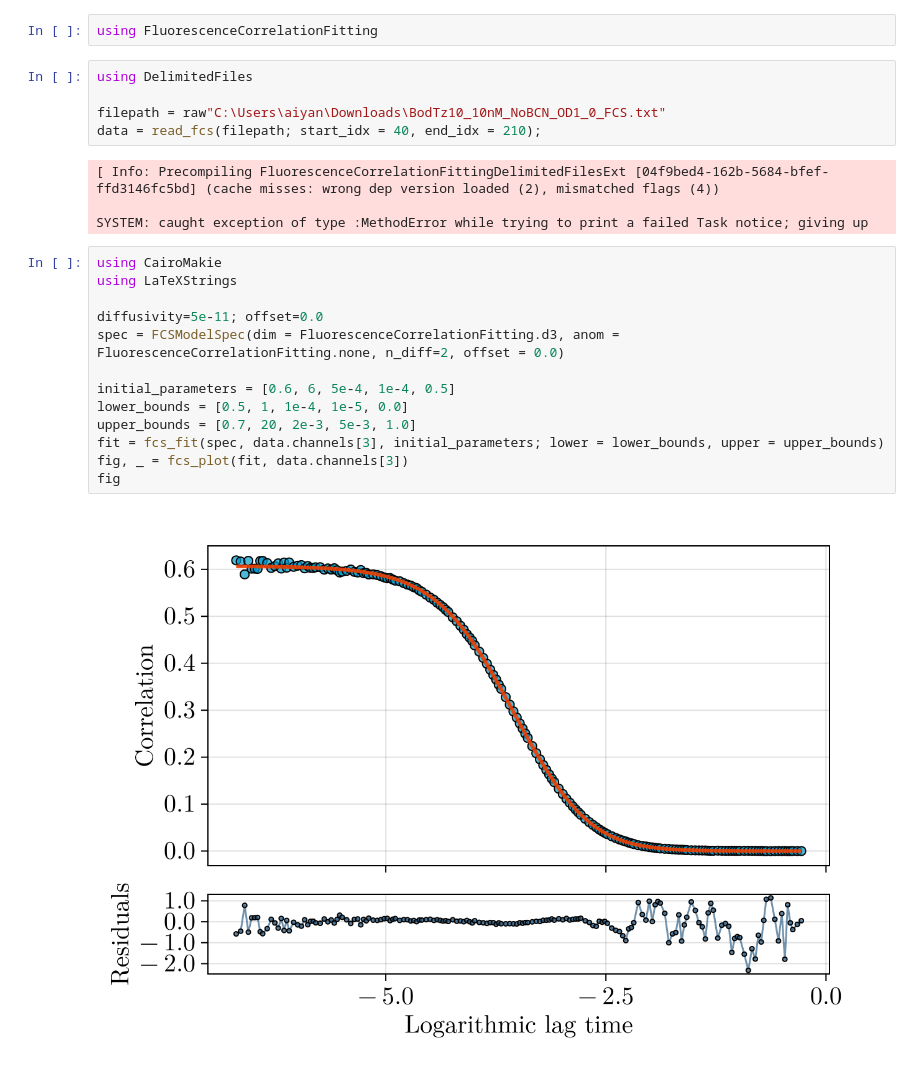
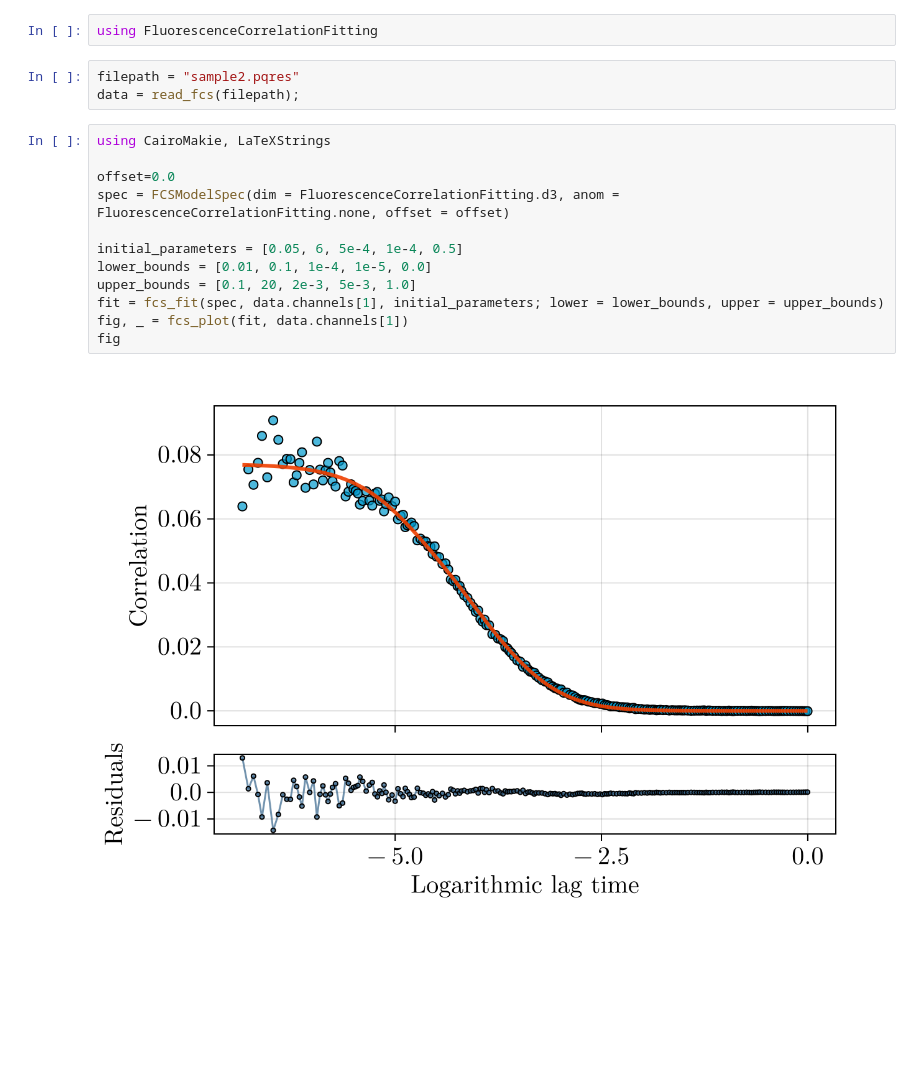
Before and after one commit to LabGradinaru/FluorescenceCorrelationFitting.jl, a Jupyter notebook: examples/fitting.ipynb, the cells around one changed output. Drawn from its saved outputs; the diff is of its cells as text; blank space fills up the shorter version.

```diff
--- a/examples/fitting.ipynb
+++ b/examples/fitting.ipynb
@@ -1,29 +1,22 @@
 # %%
 using FluorescenceCorrelationFitting
 # %%
-using DelimitedFiles
-
-filepath = raw"C:\Users\aiyan\Downloads\BodTz10_10nM_NoBCN_OD1_0_FCS.txt"
-data = read_fcs(filepath; start_idx = 40, end_idx = 210);
+filepath = "sample2.pqres"
+data = read_fcs(filepath);
-# %% [output]
-[ Info: Precompiling FluorescenceCorrelationFittingDelimitedFilesExt [04f9bed4-162b-5684-bfef-ffd3146fc5bd] (cache misses: wrong dep version loaded (2), mismatched flags (4))
-
-SYSTEM: caught exception of type :MethodError while trying to print a failed Task notice; giving up
 # %%
-using CairoMakie
-using LaTeXStrings
+using CairoMakie, LaTeXStrings
 
-diffusivity=5e-11; offset=0.0
-spec = FCSModelSpec(dim = FluorescenceCorrelationFitting.d3, anom = FluorescenceCorrelationFitting.none, n_diff=2, offset = 0.0)
+offset=0.0
+spec = FCSModelSpec(dim = FluorescenceCorrelationFitting.d3, anom = FluorescenceCorrelationFitting.none, offset = offset)
 
-initial_parameters = [0.6, 6, 5e-4, 1e-4, 0.5]
-lower_bounds = [0.5, 1, 1e-4, 1e-5, 0.0]
-upper_bounds = [0.7, 20, 2e-3, 5e-3, 1.0]
-fit = fcs_fit(spec, data.channels[3], initial_parameters; lower = lower_bounds, upper = upper_bounds)
-fig, _ = fcs_plot(fit, data.channels[3])
+initial_parameters = [0.05, 6, 5e-4, 1e-4, 0.5]
+lower_bounds = [0.01, 0.1, 1e-4, 1e-5, 0.0]
+upper_bounds = [0.1, 20, 2e-3, 5e-3, 1.0]
+fit = fcs_fit(spec, data.channels[1], initial_parameters; lower = lower_bounds, upper = upper_bounds)
+fig, _ = fcs_plot(fit, data.channels[1])
 fig
 # %% [output]
-[figure, old version]
+[figure, new version]
 # %%
 using PrettyTables
 
```
Also changed, not shown: parts of 2 cells of this notebook, 4 other files.
